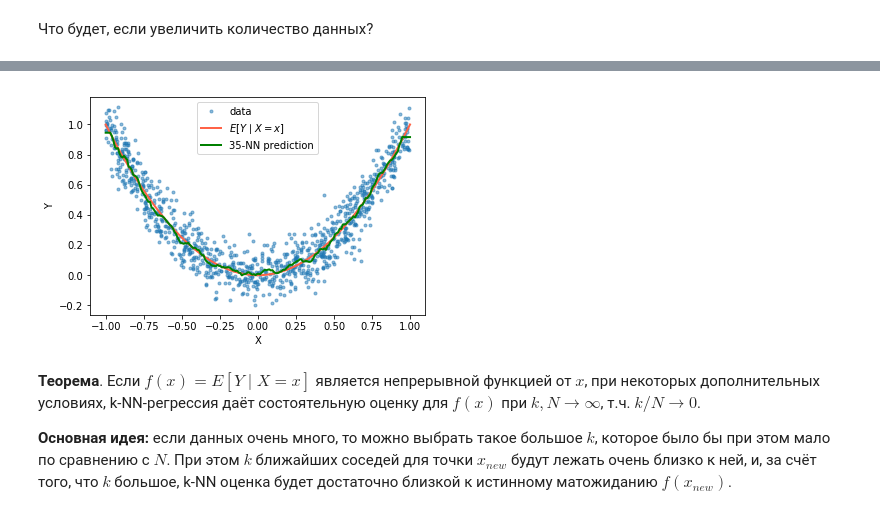
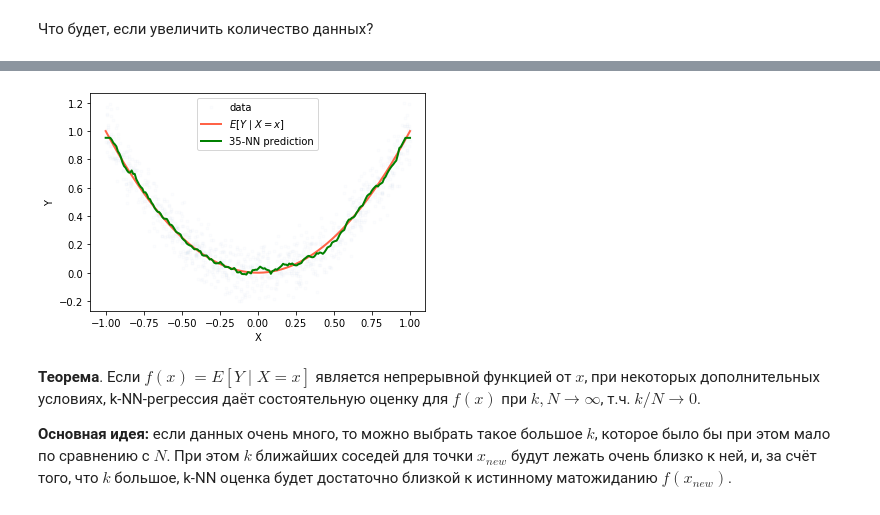
Before and after one commit to new-okaerinasai/math-ml-hse-2019, a Jupyter notebook: sem03_knn1/sem03_knn1.ipynb, the cells around one changed output, grey strips where cells are left out. Saved outputs shown, nothing was run; the diff lists cells and outputs as text; code cells hidden in the pictures.

```diff
--- a/sem03_knn1/sem03_knn1.ipynb
+++ b/sem03_knn1/sem03_knn1.ipynb
@@ -84,3 +84,7 @@ def kNN_regression(x_train, y_train, x_new, k=1):
 
     return y_train[sorted_idxs[:k]].mean()
     # вырали y'и соответствующие k самым маленьким расстояниям и усреднили
+# %%
+y_train = np.array([2, 2, 1231])
+x_new = np.array([0, 2])
+kNN_regression(x_train, y_train, x_new, k=2)
@@ -216,8 +237,8 @@ plot_kNN(X, Y, 15)
 # %%
 X, Y = make_data(1000, 0.1)
-plot_kNN(X, Y, 35, markersize=3, alpha=0.5)
+plot_kNN(X, Y, 35, markersize=3, alpha=0.01)
 # %% [output]
-[figure, old version]
+[figure, new version]
 # %% [markdown]
 **Теорема**. Если $f(x)=E[Y\mid X=x]$ является непрерывной функцией от $x$, при некоторых дополнительных условиях, k-NN-регрессия даёт состоятельную оценку для $f(x)$ при $k, N \to \infty$, т.ч. $k/N\to 0$.
 
```
Also changed, not shown: parts of 20 cells of this notebook.
